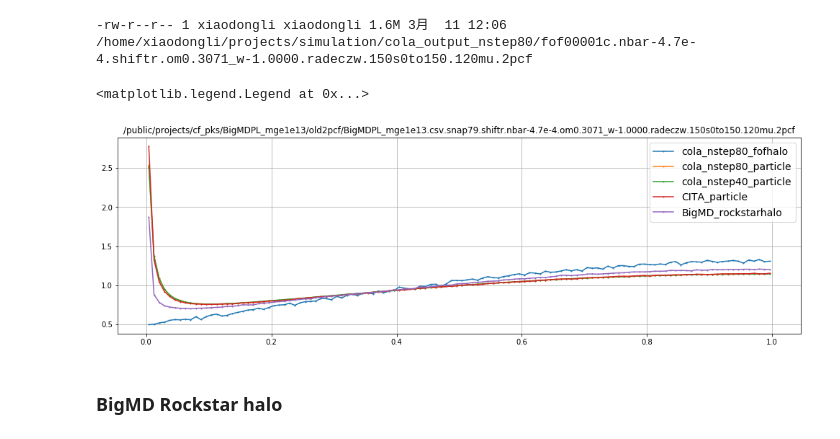
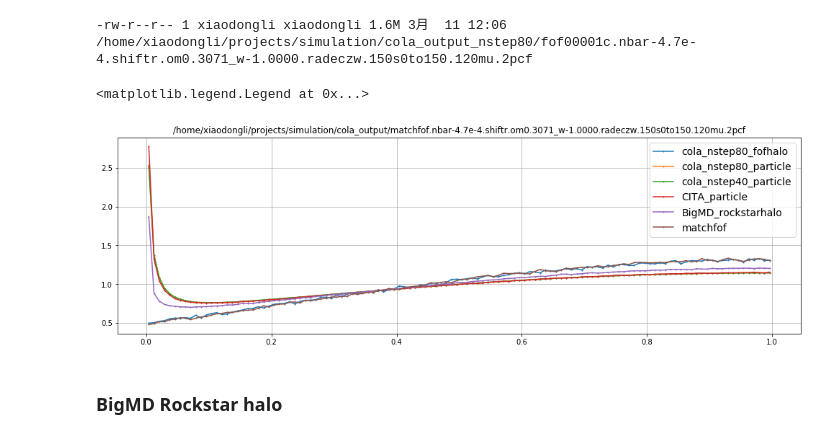
Before and after one commit to cosmologywater/cf_pks, a Jupyter notebook: src/sum2pcf.ipynb, the cells around one changed output. Saved outputs shown, nothing was run; the diff lists cells and outputs as text; code cells hidden in the pictures.

```diff
--- a/src/sum2pcf.ipynb
+++ b/src/sum2pcf.ipynb
@@ -53,39 +55,41 @@ for filename_label in [
     ['/home/xiaodongli/projects/mhyl_2pcf/CITAData/subsamples/gadget_016.rat0.0027_ranseed0.shiftr.om0.2951_w-1.0000.radeczw.150s0to150.120mu.2pcf',
      'CITA_particle'],
     ['/public/projects/cf_pks/BigMDPL_mge1e13/old2pcf/BigMDPL_mge1e13.csv.snap79.shiftr.nbar-4.7e-4.om0.3071_w-1.0000.radeczw.150s0to150.120mu.2pcf',
-     'BigMD_rockstarhalo']
+     'BigMD_rockstarhalo'],
+    ['/home/xiaodongli/projects/simulation/cola_output/matchfof.nbar-4.7e-4.shiftr.om0.3071_w-1.0000.radeczw.150s0to150.120mu.2pcf',
+     'matchfof']
     ]:
     filename, label = filename_label
     norms = [float(xx) for xx in open(filename, 'r').readline().split()[1:4]]
     data = np.loadtxt(filename)
     numsbin=150; nummubin=120;
     s_min=6; s_max = 40;
 
     xi = [[0 for rowmu in range(nummubin)] for rows in range(numsbin)];
 
     for rows in range(numsbin):
         for rowmu in range(nummubin):
             irow = rows*nummubin+rowmu
             DD = data[irow][3]/norms[0]
             DR = data[irow][4]/norms[1]
             RR = data[irow][6]/norms[2]
             xi[rows][rowmu] = (DD - 2*DR + RR)/RR
     intximu = [ sum([xi[rows][rowmu] for rows in range(s_min,s_max+1)]) for rowmu in range(nummubin)]
     mu = [data[row][0] for row in range(120)]
     X = [1-data[row][0] for row in range(120)]
     #dmu = [mu[i+1]-mu[i] for i in range(119)]
 
     int_intximu_to_mu = sum([intximu[row]*1.0/120 for row in range(120)])
     Y = intximu/int_intximu_to_mu
     #Y = intximu
 
     ax.plot(X, Y, marker='o', markersize=1, label=label )
     ax.set_title(filename)
 ax.grid()
 ax.legend(fontsize=14)
 # %% [output]
 <matplotlib.legend.Legend at 0x...>
-[figure, old version]
+[figure, new version]
 # %% [markdown]
 ### BigMD Rockstar halo
 # %%
```
Also changed, not shown: parts of 2 cells of this notebook, 4 other files.
